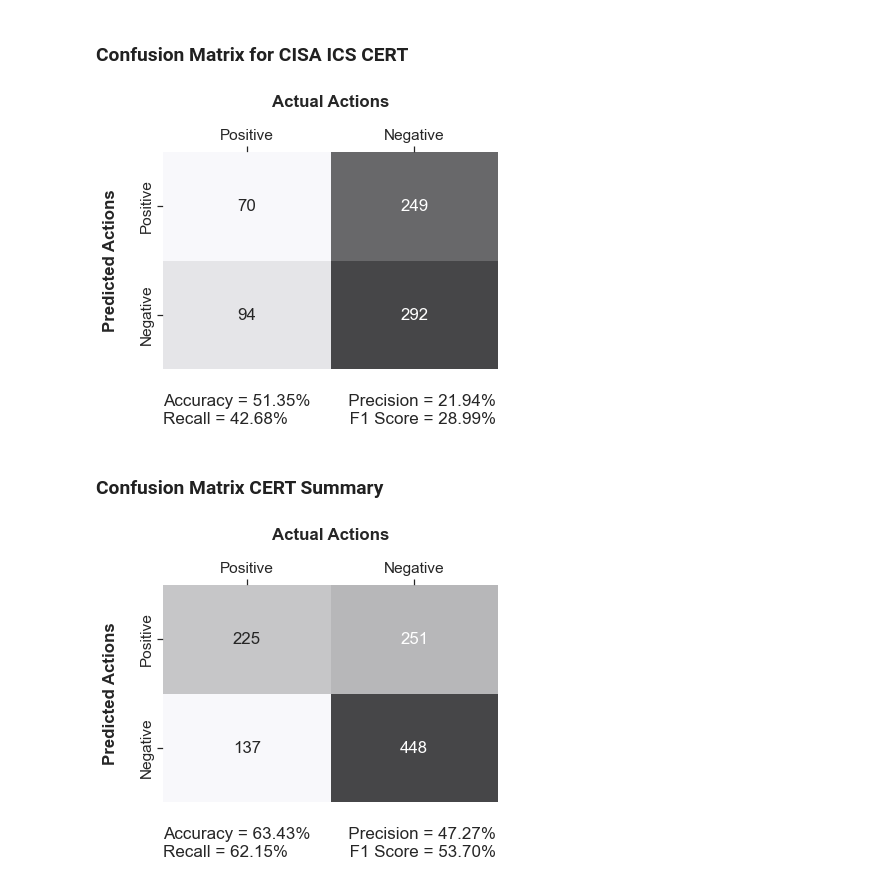
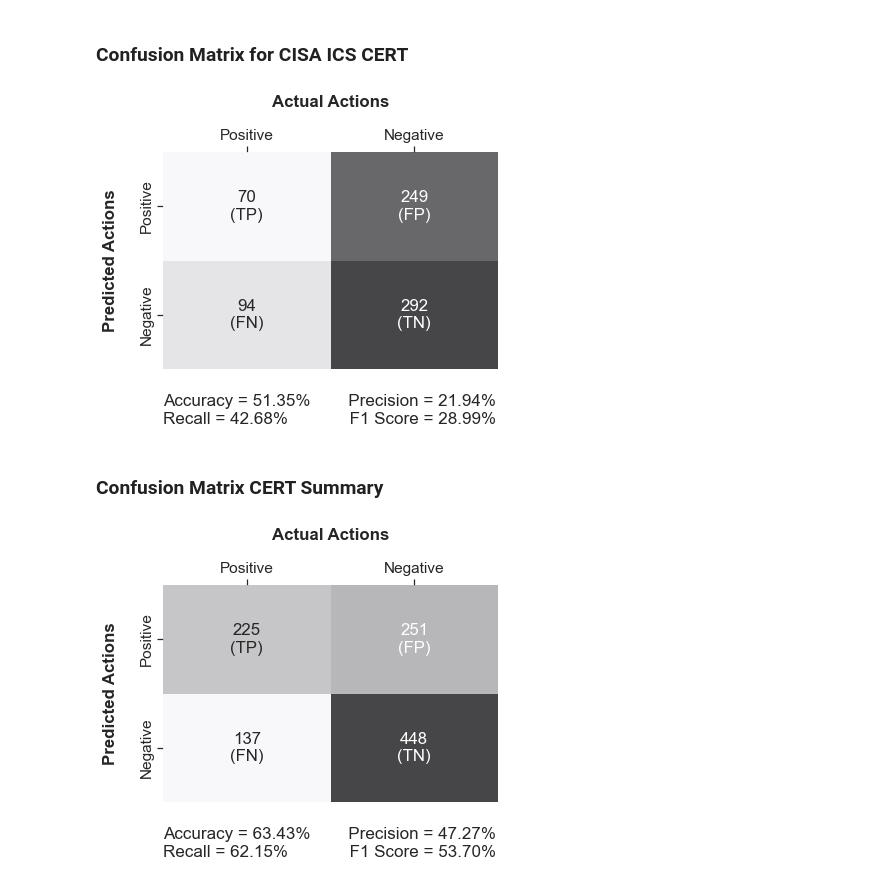
Before and after one commit to ad2play/evaluation, a Jupyter notebook: evaluation.ipynb, the cells around one changed output. Drawn from its saved outputs; the diff is of its cells as text; code cells hidden in the pictures.

```diff
--- a/evaluation.ipynb
+++ b/evaluation.ipynb
@@ -178,31 +215,39 @@ ax.yaxis.tick_left()
 # %%
 fp = df_tasks.loc[df_tasks['source'] == "CISA ICS CERT", 'useless_steps'].sum()
 fn = df_tasks.loc[df_tasks['source'] == "CISA ICS CERT", 'actions_missing'].sum()
 tp = df_tasks.loc[df_tasks['source'] == "CISA ICS CERT", 'detected_actions'].sum() - fp - df_tasks.loc[df_tasks['source'] == "CISA ICS CERT", 'matched_wrong_pattern'].sum() - df_tasks.loc[df_tasks['source'] == "CISA ICS CERT", 'nlp_error'].sum()
 tn = sentences_cisa - fp - fn - tp
 
 accuracy = (tp+tn)/(tp+fn+tn+fp)*100
 precision = tp/(tp+fp)*100
 recall = tp/(tp+fn)*100
 f1_score = (2 * precision * recall)/(precision + recall)
 
 ax = sns.heatmap([[tp,fp],[fn,tn]],cbar=False, annot=True, cmap='binary', fmt='.4g', alpha=0.7)
 
 stats = "\n\nAccuracy = {:0.2f}%        Precision = {:0.2f}%\nRecall = {:0.2f}%             F1 Score = {:0.2f}%".format(
                 accuracy,precision,recall,f1_score)
 ax.text(0.0, 2.5, stats,fontsize=17)
 ax.set_xlabel('Actual Actions\n', fontdict=dict(weight='bold'))
 ax.set_ylabel('Predicted Actions\n', fontdict=dict(weight='bold'));
 
+values = ["(TP)", "(FP)", "(FN)", "(TN)"]
+ax.texts[0].set_text(ax.texts[0].get_text() + "\n" + values[0])
+ax.texts[1].set_text(ax.texts[1].get_text() + "\n" + values[1])
+ax.texts[2].set_text(ax.texts[2].get_text() + "\n" + values[2])
+ax.texts[3].set_text(ax.texts[3].get_text() + "\n" + values[3])
+
 ## Ticket labels - List must be in alphabetical order
 ax.xaxis.set_ticklabels(['Positive','Negative'])
 ax.yaxis.set_ticklabels(['Positive','Negative'])
 ax.xaxis.set_label_position('top')
 ax.xaxis.tick_top()
 ax.yaxis.set_label_position('left')
 ax.yaxis.tick_left()
+
+plt.savefig('confusion_matrix_cisa.pdf', dpi = 200, bbox_inches="tight")
 # %% [output]
-[figure, old version]
+[figure, new version]
 # %% [markdown]
 ### Confusion Matrix CERT Summary
 # %%
@@ -224,6 +269,12 @@ ax.text(0.0, 2.5, stats,fontsize=17)
 ax.set_xlabel('Actual Actions\n', fontdict=dict(weight='bold'))
 ax.set_ylabel('Predicted Actions\n', fontdict=dict(weight='bold'));
 
+values = ["(TP)", "(FP)", "(FN)", "(TN)"]
+ax.texts[0].set_text(ax.texts[0].get_text() + "\n" + values[0])
+ax.texts[1].set_text(ax.texts[1].get_text() + "\n" + values[1])
+ax.texts[2].set_text(ax.texts[2].get_text() + "\n" + values[2])
+ax.texts[3].set_text(ax.texts[3].get_text() + "\n" + values[3])
+
 ## Ticket labels - List must be in alphabetical order
 ax.xaxis.set_ticklabels(['Positive','Negative'])
 ax.yaxis.set_ticklabels(['Positive','Negative'])
@@ -231,5 +282,7 @@ ax.xaxis.set_label_position('top')
 ax.xaxis.tick_top()
 ax.yaxis.set_label_position('left')
 ax.yaxis.tick_left()
+
+plt.savefig('confusion_matrix_total.pdf', dpi = 200,bbox_inches="tight")
 # %% [output]
-[figure, old version]
+[figure, new version]
```
Also changed, not shown: parts of 7 cells of this notebook, 6 other files.
